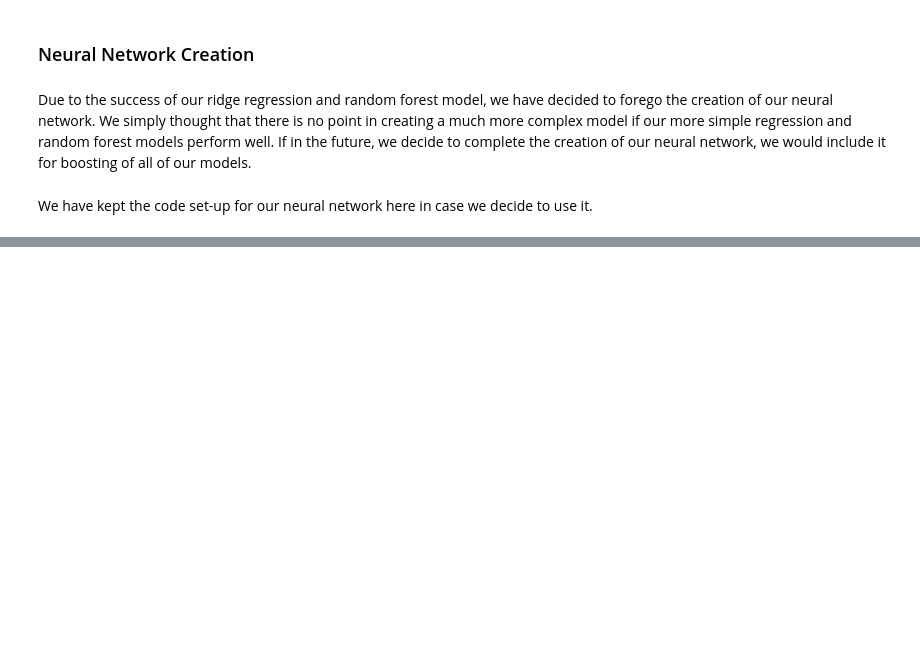
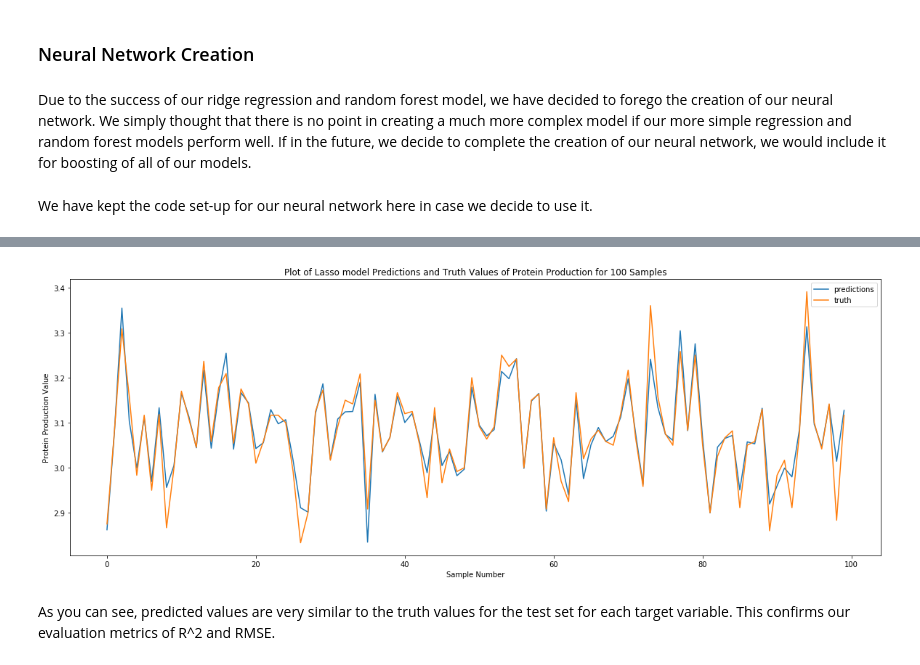
Before and after one commit to thebrianbn/cow_ml, a Jupyter notebook: milk_fat_prediction/milk_fat_analysis.ipynb, the cells around one changed output, grey strips where cells are left out. Cells and saved outputs as stored; diff of their text form; code cells hidden in the pictures; blank space fills up the shorter version.

```diff
--- a/milk_fat_prediction/milk_fat_analysis.ipynb
+++ b/milk_fat_prediction/milk_fat_analysis.ipynb
@@ -438,0 +492,15 @@ TypeError: 'function' object is not subscriptable
+# %%
+preds = subject_preds["pro"]
+_, _, _, actual = subject_splits["pro"]
+
+plt.figure(figsize=(20,7))
+plt.plot(range(100), preds[:100])
+plt.plot(range(100), actual[:100])
+plt.legend(["predictions", "truth"])
+plt.title("Plot of Lasso model Predictions and Truth Values of Protein Production for 100 Samples")
+plt.xlabel("Sample Number")
+plt.ylabel("Protein Production Value");
+# %% [output]
+[figure, added]
+# %% [markdown]
+As you can see, predicted values are very similar to the truth values for the test set for each target variable. This confirms our evaluation metrics of R^2 and RMSE.
```
Also changed, not shown: parts of 20 cells of this notebook.
